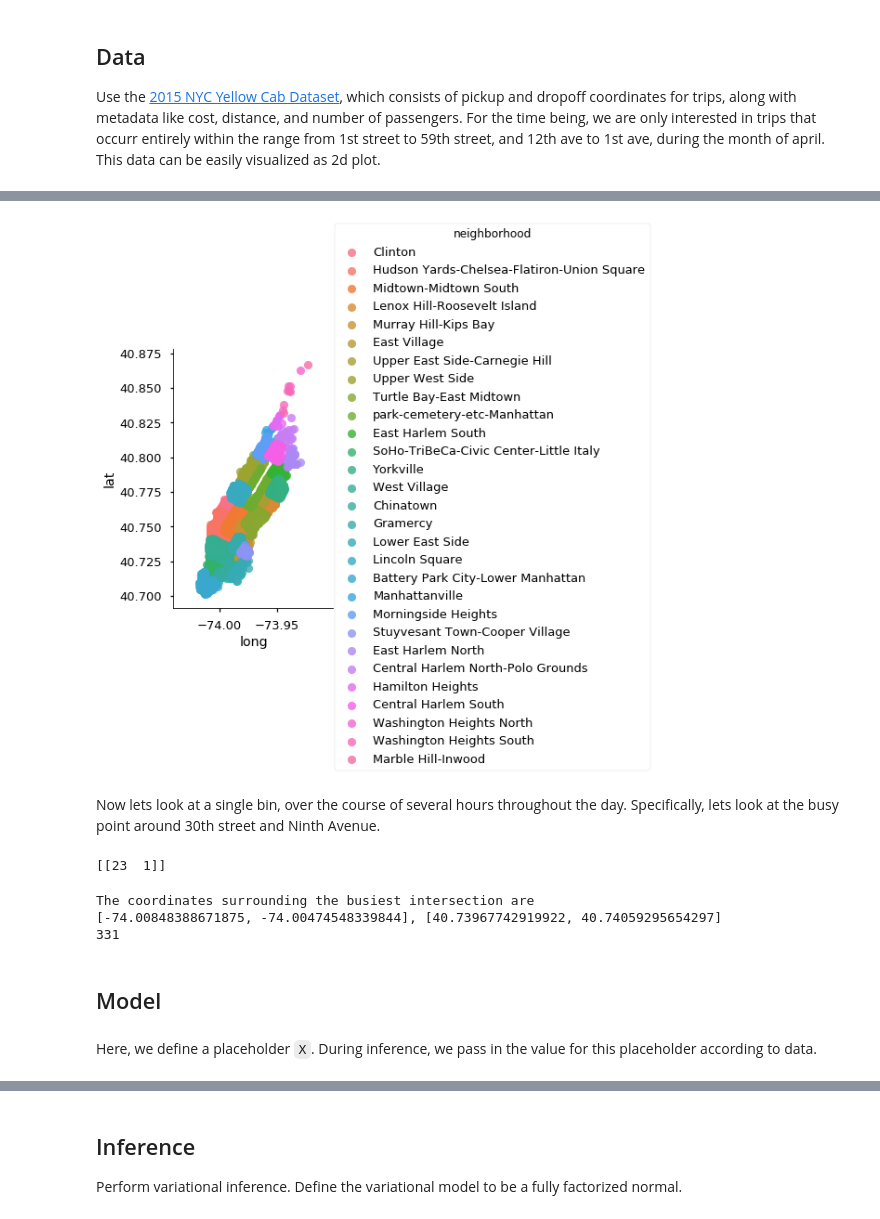
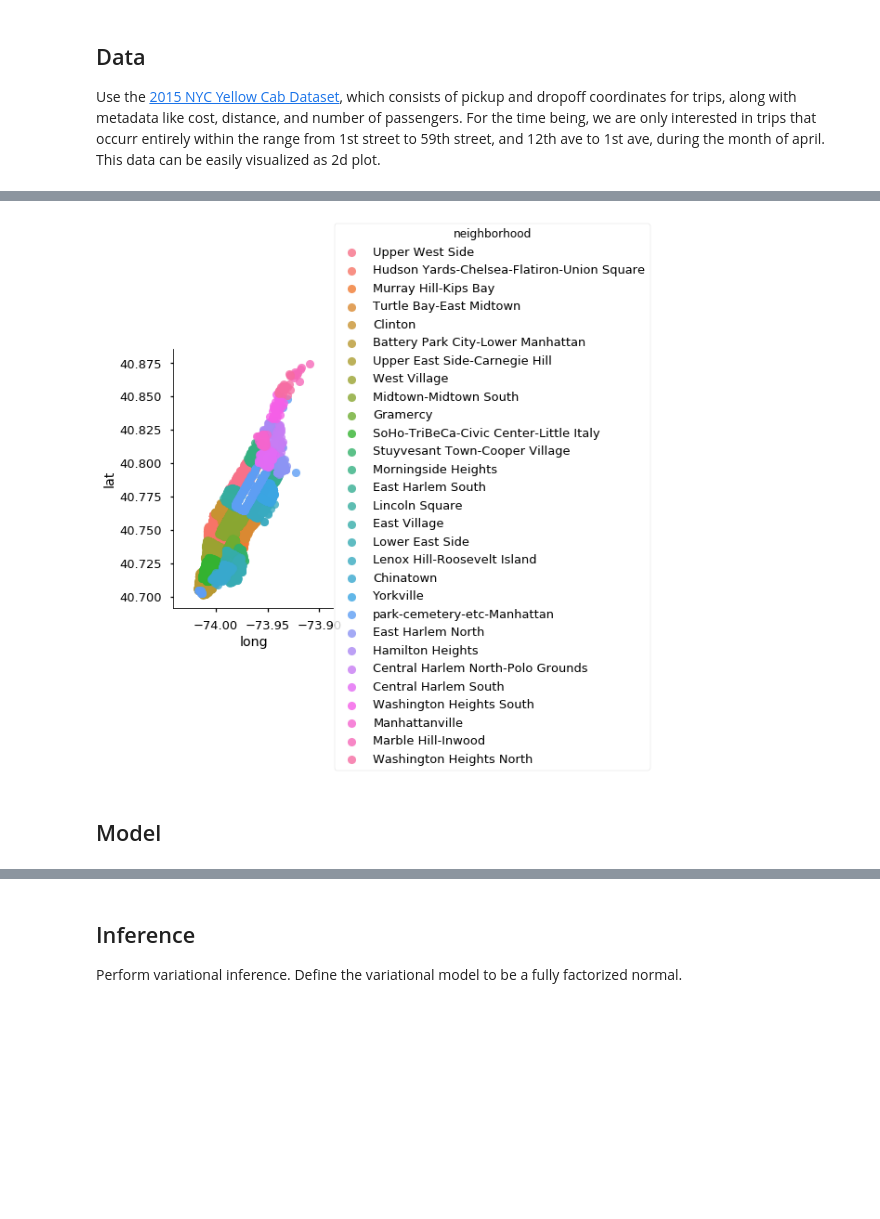
Before and after one commit to colby-j-wise/Probabilistic_Programming, a Jupyter notebook: FinalProject.ipynb, the cells around one changed output, grey strips where cells are left out. Saved outputs shown, nothing was run; the diff lists cells and outputs as text; code cells hidden in the pictures; blank space fills up the shorter version.

```diff
--- a/FinalProject.ipynb
+++ b/FinalProject.ipynb
@@ -48,65 +29,30 @@ LIMIT
 # %%
 def get_manhattan_data(path):
-    full_dataset = pd.read_csv(path)
+    full_dataset = preprocessing.preprocessing.get_data(path)
     manhattan_pickups = full_dataset.where(full_dataset["pickup_boro"] == "Manhattan")
     return manhattan_pickups.where(manhattan_pickups["dropoff_boro"] == "Manhattan").dropna()
 
-full_dataset = get_manhattan_data("data/preprocessed.csv")
+manhattan = get_manhattan_data("data/preprocessed.csv")
 # %%
 def visualize(dataset):
     dat = np.concatenate((dataset.loc[:, ['pickup_longitude', 'pickup_latitude']].as_matrix(),
                           dataset.loc[:, ['dropoff_longitude', 'dropoff_latitude']].as_matrix()))
     sns.regplot(dat[:, 0], dat[:, 1])
     plt.show()
 
 def visualize_by_boro(dataset):
     pickups = dataset.loc[:, ["pickup_longitude", "pickup_latitude", "pickup_neighborhood_name"]]
     pickups.columns = ["long", "lat", "neighborhood"]
-    dropoffs = dataset.loc[:, ["dropoffs_longitude", "dropoffs_latitude", "dropoff_neighborhood_name"]]
+    dropoffs = dataset.loc[:, ["dropoff_longitude", "dropoff_latitude", "dropoff_neighborhood_name"]]
     dropoffs.columns = ["long", "lat", "neighborhood"]
     data = pd.concat((pickups, dropoffs)).dropna()
     sns.lmplot(x="long", y="lat", hue="neighborhood", data=data, fit_reg=False)
     plt.show()
 
-indices = np.random.choice(full_dataset.shape[0], size=10000, replace=False)
+indices = np.random.choice(manhattan.shape[0], size=10000, replace=False)
 
-visualize_by_boro(full_dataset.iloc[indices, :])
+visualize_by_boro(manhattan.iloc[indices, :])
 # %% [output]
-[figure, old version]
+[figure, new version]
-# %% [markdown]
-Now lets look at a single bin, over the course of several hours throughout the day. Specifically, lets look at the busy point around 30th street and Ninth Avenue.
-# %%
-utils.
-max_cars_in_bin = H[0].max()
-np.argwhere(H[0] == max_cars_in_bin)
-# utils.get_bin_indices(num_cars_in_bin)
-# num_avenues = 12
-# max_cars = H[0].max()
-# street = H[0].argmax() // num_avenues
-# ave = H[0][street].argmax()
-# print("The busiest Intersection is", num_avenues - ave, "ave and", street, "street with", max_cars, "pickups or dropoffs")
-# %% [output]
-[[23  1]]
-# %%
-print("The coordinates surrounding the busiest intersection are")
-ave_min_long = H[2][ave]
-ave_max_long = H[2][ave + 1]
-street_min_lat = H[1][street]
-street_max_lat = H[1][street + 1]
-print(f"[{ave_min_long}, {ave_max_long}], [{street_min_lat}, {street_max_lat}]")
-trips_in_busy_point = []
-count = 0
-for i in rotated_data.T:
-    longitude = i[0]
-    latitude = i[1]
-    if longitude > ave_min_long and longitude < ave_max_long and latitude > street_min_lat and latitude < street_max_lat:
-            trips_in_busy_point.append(i)
-# %% [output]
-The coordinates surrounding the busiest intersection are
-[-74.00848388671875, -74.00474548339844], [40.73967742919922, 40.74059295654297]
-331
 # %% [markdown]
 ## Model
-# %% [markdown]
-Here, we define a placeholder `X`. During inference, we pass in
-the value for this placeholder according to data.
```
Also changed, not shown: parts of 7 cells of this notebook, 1 other file.
